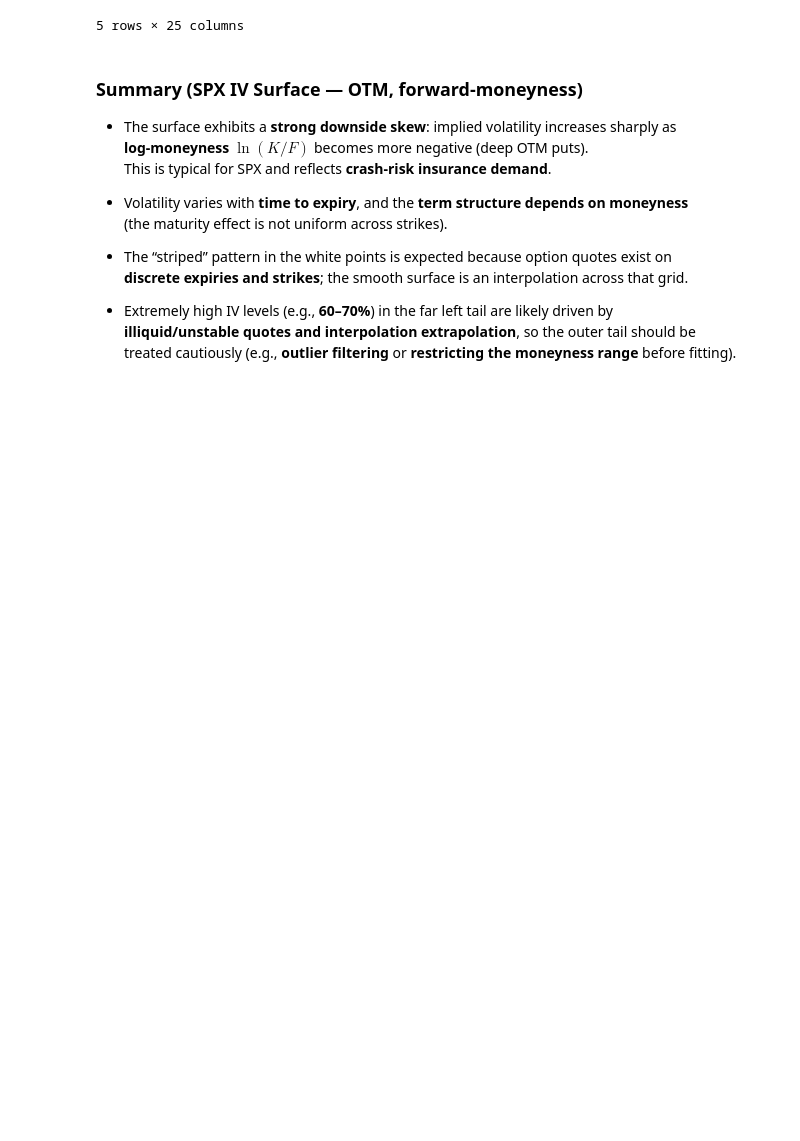
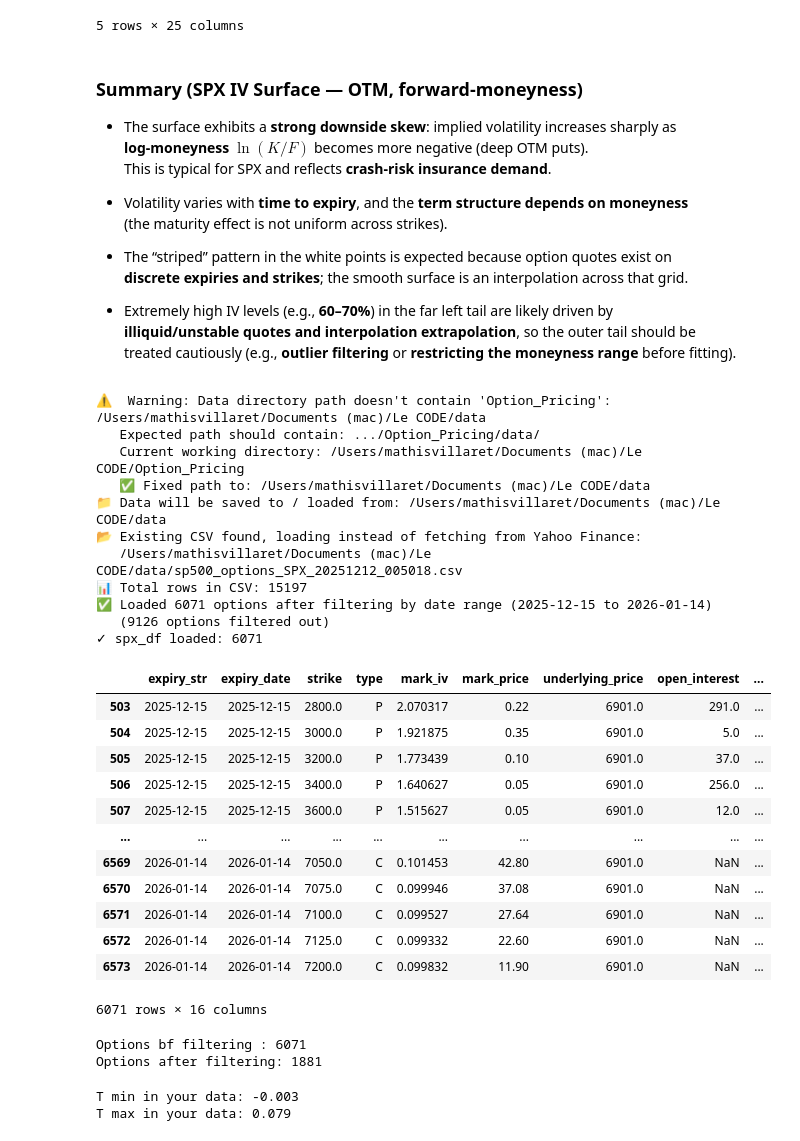
Before and after one commit to Mathis-14/Option_Pricing, a Jupyter notebook: vol_sp500.ipynb, the cells around one changed output. Cells and saved outputs as stored; diff of their text form; code cells hidden in the pictures; blank space fills up the shorter version.

```diff
--- a/vol_sp500.ipynb
+++ b/vol_sp500.ipynb
@@ -88,3 +93,43 @@ fig.show()
 - Extremely high IV levels (e.g., **60–70%**) in the far left tail are likely driven by
   **illiquid/unstable quotes and interpolation extrapolation**, so the outer tail should be
   treated cautiously (e.g., **outlier filtering** or **restricting the moneyness range** before fitting).
+# %%
+from import_other_options import import_sp500_options_data
+
+start_date = datetime.now().date()
+end_date = (datetime.now() + timedelta(days=30)).date()
+
+spx_df1 = import_sp500_options_data(
+    start_date=start_date,
+    end_date=end_date,
+    ticker="^SPX",
+    output_dir=data_dir
+)
+
+print("✓ spx_df loaded:", len(spx_df1))
+spx_df
+# %% [output]
+⚠️  Warning: Data directory path doesn't contain 'Option_Pricing': /Users/mathisvillaret/Documents (mac)/Le CODE/data
+   Expected path should contain: .../Option_Pricing/data/
+   Current working directory: /Users/mathisvillaret/Documents (mac)/Le CODE/Option_Pricing
+   ✅ Fixed path to: /Users/mathisvillaret/Documents (mac)/Le CODE/data
+📁 Data will be saved to / loaded from: /Users/mathisvillaret/Documents (mac)/Le CODE/data
+📂 Existing CSV found, loading instead of fetching from Yahoo Finance:
+   /Users/mathisvillaret/Documents (mac)/Le CODE/data/sp500_options_SPX_20251212_005018.csv
+📊 Total rows in CSV: 15197
+✅ Loaded 6071 options after filtering by date range (2025-12-15 to 2026-01-14)
+   (9126 options filtered out)
+✓ spx_df loaded: 6071
+|  | expiry_str | expiry_date | strike | type | mark_iv | mark_price | underlying_price | open_interest | ... |
+| 503 | 2025-12-15 | 2025-12-15 | 2800.0 | P | 2.070317 | 0.22 | 6901.0 | 291.0 | ... |
+| 504 | 2025-12-15 | 2025-12-15 | 3000.0 | P | 1.921875 | 0.35 | 6901.0 | 5.0 | ... |
+| 505 | 2025-12-15 | 2025-12-15 | 3200.0 | P | 1.773439 | 0.10 | 6901.0 | 37.0 | ... |
+| 506 | 2025-12-15 | 2025-12-15 | 3400.0 | P | 1.640627 | 0.05 | 6901.0 | 256.0 | ... |
+| 507 | 2025-12-15 | 2025-12-15 | 3600.0 | P | 1.515627 | 0.05 | 6901.0 | 12.0 | ... |
+| ... | ... | ... | ... | ... | ... | ... | ... | ... | ... |
+| 6569 | 2026-01-14 | 2026-01-14 | 7050.0 | C | 0.101453 | 42.80 | 6901.0 | NaN | ... |
+| 6570 | 2026-01-14 | 2026-01-14 | 7075.0 | C | 0.099946 | 37.08 | 6901.0 | NaN | ... |
+| 6571 | 2026-01-14 | 2026-01-14 | 7100.0 | C | 0.099527 | 27.64 | 6901.0 | NaN | ... |
+| 6572 | 2026-01-14 | 2026-01-14 | 7125.0 | C | 0.099332 | 22.60 | 6901.0 | NaN | ... |
+| 6573 | 2026-01-14 | 2026-01-14 | 7200.0 | C | 0.099832 | 11.90 | 6901.0 | NaN | ... |
+6071 rows × 16 columns
@@ -90,0 +149,26 @@ fig.show()
+# %%
+print(f"Options bf filtering : {len(spx_df1)}")
+surface = SPXIVSurface(spx_df1, cfg=cfg)
+print(f"Options after filtering: {len(surface.df)}")
+# %% [output]
+Options bf filtering : 6071
+Options after filtering: 1881
+# %%
+from datetime import datetime
+import pandas as pd
+
+# Convert expiry dates to datetime
+spx_df['expiry_date'] = pd.to_datetime(spx_df['expiry_date'])
+
+# Set reference date (as of today)
+as_of = datetime.now()
+
+# Calculate time to expiration in years
+spx_df['T'] = (spx_df['expiry_date'] - pd.Timestamp(as_of)).dt.total_seconds() / (365.25 * 24 * 3600)
+
+# Display the time range in your data
+print(f"T min in your data: {spx_df['T'].min():.3f}")
+print(f"T max in your data: {spx_df['T'].max():.3f}")
+# %% [output]
+T min in your data: -0.003
+T max in your data: 0.079
```
Also changed, not shown: parts of 6 cells of this notebook, 6 other files.
